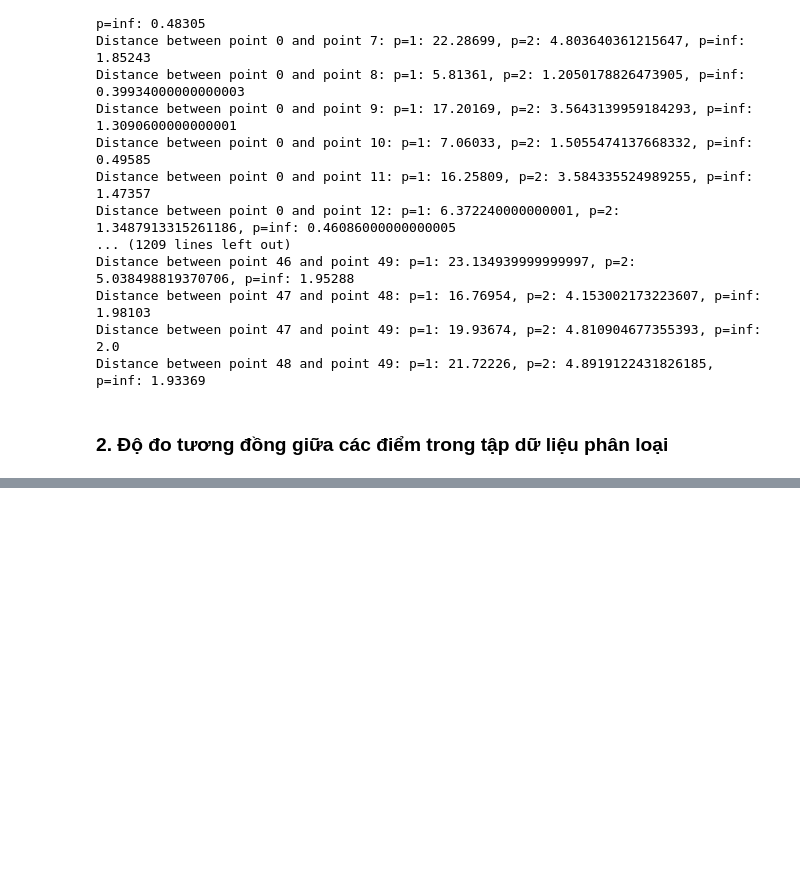
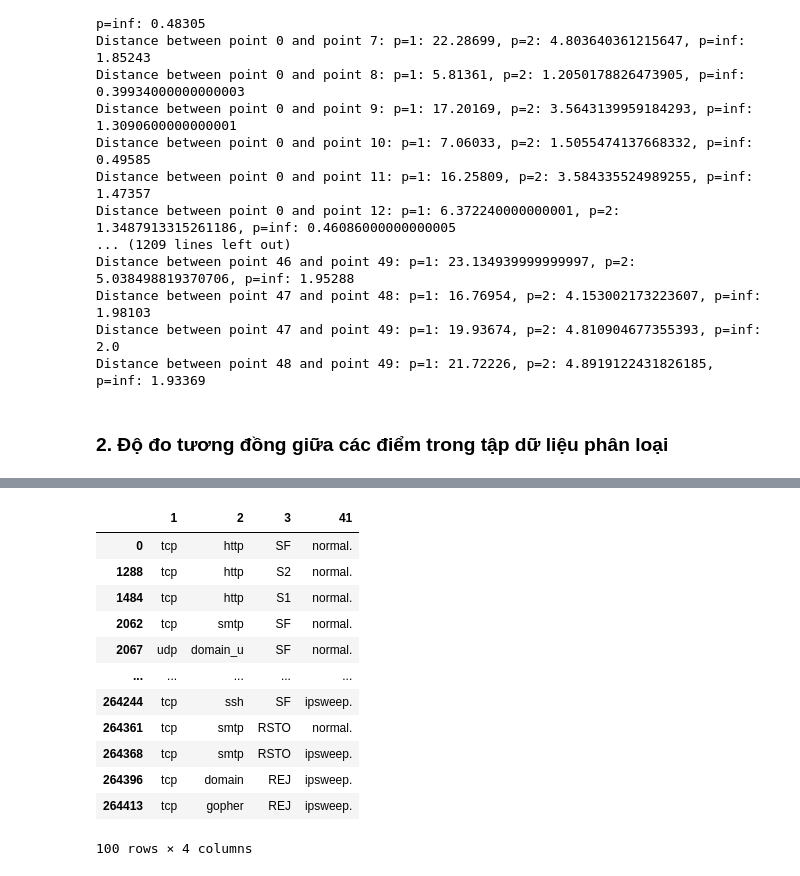
Before and after one commit to tano-dev/Data-Mining_MTH10358, a Jupyter notebook: Homeworks/TH/2/BTTH_DM_23110163_Tuan2.ipynb, the cells around one changed output, grey strips where cells are left out. Drawn from its saved outputs; the diff is of its cells as text; code cells hidden in the pictures; blank space fills up the shorter version.

```diff
--- a/Homeworks/TH/2/BTTH_DM_23110163_Tuan2.ipynb
+++ b/Homeworks/TH/2/BTTH_DM_23110163_Tuan2.ipynb
@@ -161,0 +219,17 @@ Distance between point 48 and point 49: p=1: 21.72226, p=2: 4.8919122431826185,
+# %%
+df_100 = df.head(100)
+df_100
+# %% [output]
+|  | 1 | 2 | 3 | 41 |
+| 0 | tcp | http | SF | normal. |
+| 1288 | tcp | http | S2 | normal. |
+| 1484 | tcp | http | S1 | normal. |
+| 2062 | tcp | smtp | SF | normal. |
+| 2067 | udp | domain_u | SF | normal. |
+| ... | ... | ... | ... | ... |
+| 264244 | tcp | ssh | SF | ipsweep. |
+| 264361 | tcp | smtp | RSTO | normal. |
+| 264368 | tcp | smtp | RSTO | ipsweep. |
+| 264396 | tcp | domain | REJ | ipsweep. |
+| 264413 | tcp | gopher | REJ | ipsweep. |
+100 rows × 4 columns
```
Also changed, not shown: parts of 9 cells of this notebook.
